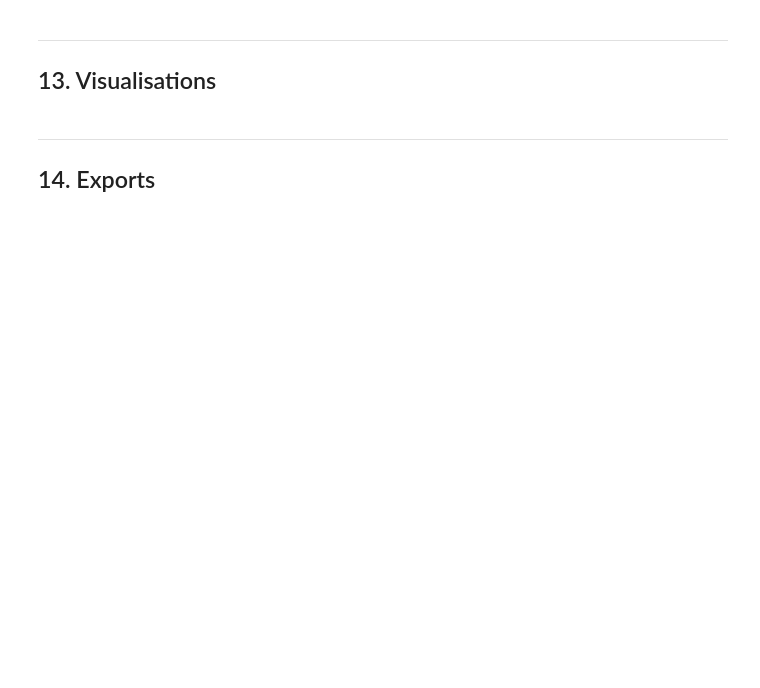
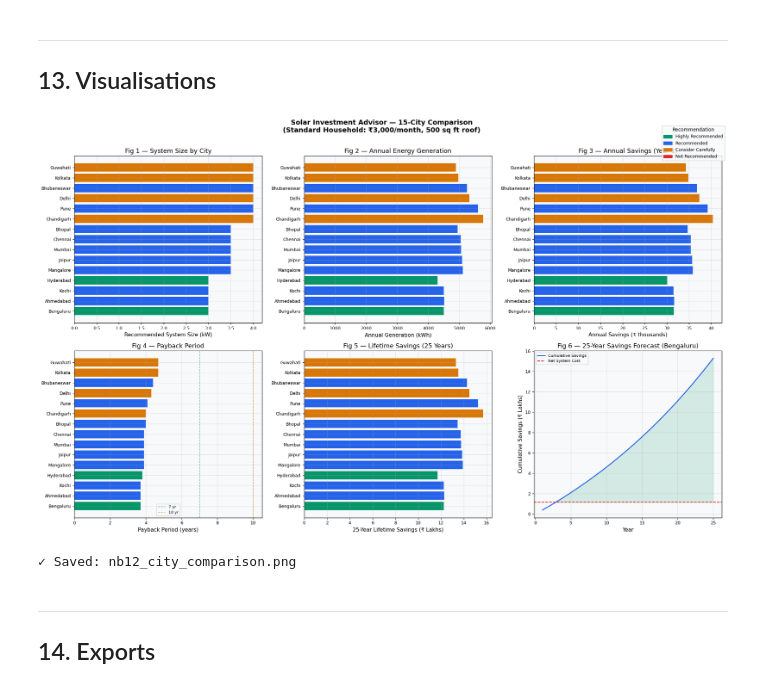
Before and after one commit to Koushik-ram-tech/Climate-Driven-Solar-Energy-Analytics, a Jupyter notebook: notebooks/12_residential_solar_investment_advisor.ipynb, the cells around one changed output. Saved outputs shown, nothing was run; the diff lists cells and outputs as text; code cells hidden in the pictures; blank space fills up the shorter version.

```diff
--- a/notebooks/12_residential_solar_investment_advisor.ipynb
+++ b/notebooks/12_residential_solar_investment_advisor.ipynb
@@ -453,7 +469,7 @@ for _, row in sz_df.iterrows():
             'System_kW'  : kw,
             'Gen_P10_kWh': round(annual_generation(kw, city_row['P10 GHI'])),
             'Gen_P50_kWh': round(annual_generation(kw, city_row['P50 GHI'])),
-            'Gen_Mean_kWh': round(annual_generation(kw, city_row['Mean GHI (kWh/m²/day)'])),
+            'Gen_Mean_kWh': round(annual_generation(kw, city_row['Mean GHI (kWh/m²/d)'])),
             'Gen_P90_kWh': round(annual_generation(kw, city_row['P90 GHI'])),
         })
 
@@ -644,31 +690,31 @@ No manually written text is used.
 
 REC_TEMPLATES = {
     'Highly Recommended': (
-        "{city} is **Highly Recommended** for residential solar investment. "
-        "The city exhibits strong solar resource availability (Mean GHI: {ghi:.2f} kWh/m²/day), "
+        "{city} is Highly Recommended for residential solar investment. "
+        "The city exhibits strong solar resource availability (Mean GHI: {ghi:.2f} kWh/m²/d), "
         "high climatic reliability (Reliability Score: {rs:.1f}/100), "
         "and an estimated payback period of {payback:.1f} years — well below the 7-year threshold "
         "for strong ROI. The recommended {kw:.1f} kW system is expected to generate {gen:,} kWh/year, "
         "saving ₹{yr1:,} in the first year and ₹{lifetime:,} over 25 years."
     ),
     'Recommended': (
-        "{city} is **Recommended** for residential solar investment. "
-        "Solar resource availability is good (Mean GHI: {ghi:.2f} kWh/m²/day) "
+        "{city} is Recommended for residential solar investment. "
+        "Solar resource availability is good (Mean GHI: {ghi:.2f} kWh/m²/d) "
         "with a reliability score of {rs:.1f}/100. "
         "The estimated payback period of {payback:.1f} years is within acceptable bounds. "
         "A {kw:.1f} kW system is recommended, projecting {gen:,} kWh/year in generation "
         "and ₹{lifetime:,} in lifetime savings."
     ),
     'Consider Carefully': (
-        "{city} warrants **Careful Consideration** before committing to solar investment. "
+        "{city} warrants Careful Consideration before committing to solar investment. "
         "While solar resource suitability is rated '{suit}', the estimated payback period "
         "of {payback:.1f} years is longer than optimal, possibly reflecting lower GHI "
-        "({ghi:.2f} kWh/m²/day) or higher system costs relative to consumption. "
+        "({ghi:.2f} kWh/m²/d) or higher system costs relative to consumption. "
         "A {kw:.1f} kW system is feasible, but the homeowner should verify the latest tariff "
         "rates and explore available subsidies before proceeding."
     ),
     'Not Recommended': (
-        "{city} is **Not Recommended** for residential solar investment at this time. "
+        "{city} is Not Recommended for residential solar investment at this time. "
         "The combination of solar resource suitability ('{suit}') and a projected payback "
         "period of {payback:.1f} years makes the investment financially unattractive "
         "over a 25-year system lifetime. The homeowner should reconsider if tariffs increase "
@@ -688,7 +734,7 @@ for _, r in rec_df.iterrows():
     fin_row   = fin_df[(fin_df['Profile'] == r['Profile']) & (fin_df['Size_Label'] == 'Recommended')].iloc[0]
     expl = generate_explanation(
         r['Profile'], city, r['Recommendation'], city_row['Suitability'],
-        city_row['Mean GHI (kWh/m²/day)'], city_row['Reliability Score'],
+        city_row['Mean GHI (kWh/m²/d)'], city_row['Reliability Score'],
         r['Payback_Years'], fin_row['System_kW'],
         fin_row['Annual_Gen_kWh'], fin_row['Year1_Savings_INR'], fin_row['Lifetime_Savings']
     )
@@ -874,9 +961,9 @@ for _, crow in sdsf.iterrows():
     city = crow['City']
     m_kwh, a_kwh = estimate_consumption(STANDARD_BILL, TARIFF)
     sizes = recommend_system_sizes(a_kwh, STANDARD_ROOF, STANDARD_BUDGET,
-                                   crow['Mean GHI (kWh/m²/day)'], crow['P10 GHI'])
+                                   crow['Mean GHI (kWh/m²/d)'], crow['P10 GHI'])
     kw   = sizes['Rec_kW']
-    gen  = annual_generation(kw, crow['Mean GHI (kWh/m²/day)'])
+    gen  = annual_generation(kw, crow['Mean GHI (kWh/m²/d)'])
     sub  = calc_subsidy(kw)
     net_c = kw * COST_PER_KW - sub
     yr1  = gen * TARIFF
@@ -887,7 +974,7 @@ for _, crow in sdsf.iterrows():
     rec, _ = investment_recommendation(crow['Suitability'], pb, budget_ok)
     expl = generate_explanation(
         city, city, rec, crow['Suitability'],
-        crow['Mean GHI (kWh/m²/day)'], crow['Reliability Score'],
+        crow['Mean GHI (kWh/m²/d)'], crow['Reliability Score'],
         round(pb,1), kw, round(gen), round(yr1), round(tot)
     )
     all_city_rows.append({
@@ -896,7 +983,7 @@ for _, crow in sdsf.iterrows():
         'Lifetime_Savings': round(tot), 'Investment_Recommendation': rec,
         'Recommendation_Explanation': expl,
         'Suitability': crow['Suitability'], 'Reliability_Score': crow['Reliability Score'],
-        'Mean_GHI': crow['Mean GHI (kWh/m²/day)'],
+        'Mean_GHI': crow['Mean GHI (kWh/m²/d)'],
     })
 
 all_df = pd.DataFrame(all_city_rows).sort_values('Payback_Years')
@@ -949,34 +1036,37 @@ ax.set_title('Fig 5 — Lifetime Savings (25 Years)')
 # 6. 25-Year Savings Forecast (Bengaluru)
 ax = axes[1, 2]
 beng_row = all_df[all_df['City'] == 'Bengaluru'].iloc[0]
 beng_fin = fin_df[(fin_df['City'] == 'Bengaluru') & (fin_df['Size_Label'] == 'Recommended')]
 if not beng_fin.empty:
     ser_plot = beng_fin.iloc[0]['Savings_Series']
 else:
     kw_b = beng_row['System_Size_kW']
-    gen_b = annual_generation(kw_b, sdsf[sdsf['City']=='Bengaluru'].iloc[0]['Mean GHI (kWh/m²/day)'])
+    gen_b = annual_generation(kw_b, sdsf[sdsf['City']=='Bengaluru'].iloc[0]['Mean GHI (kWh/m²/d)'])
     ser_plot = lifetime_savings_series(gen_b, TARIFF)
 
 cumulative = np.cumsum(ser_plot)
 net_c_b = net_cost(beng_row['System_Size_kW'])
 ax.plot(range(1, LIFETIME+1), cumulative / 1e5, color='#2563eb', linewidth=2, label='Cumulative Savings')
 ax.axhline(net_c_b / 1e5, color='#dc2626', linestyle='--', linewidth=1.5, label='Net System Cost')
 ax.fill_between(range(1, LIFETIME+1), net_c_b / 1e5, cumulative / 1e5,
                 where=[c >= net_c_b for c in cumulative], alpha=0.15, color='#059669')
 ax.set_xlabel('Year')
 ax.set_ylabel('Cumulative Savings (₹ Lakhs)')
 ax.set_title('Fig 6 — 25-Year Savings Forecast (Bengaluru)')
 ax.legend(fontsize=8)
 
 # Legend patch
 patches = [mpatches.Patch(color=v, label=k) for k,v in REC_COLORS.items()]
 fig.legend(handles=patches, loc='upper right', fontsize=9, title='Recommendation',
            bbox_to_anchor=(1.0, 1.0))
 
 plt.tight_layout()
 plt.savefig(os.path.join(NB12_DIR, 'nb12_city_comparison.png'), dpi=150, bbox_inches='tight')
 plt.show()
 print('✓ Saved: nb12_city_comparison.png')
+# %% [output]
+[figure, added]
+✓ Saved: nb12_city_comparison.png
 # %% [markdown]
 ---
 ## 14. Exports
```
Also changed, not shown: parts of 13 cells of this notebook, 4 other files.
